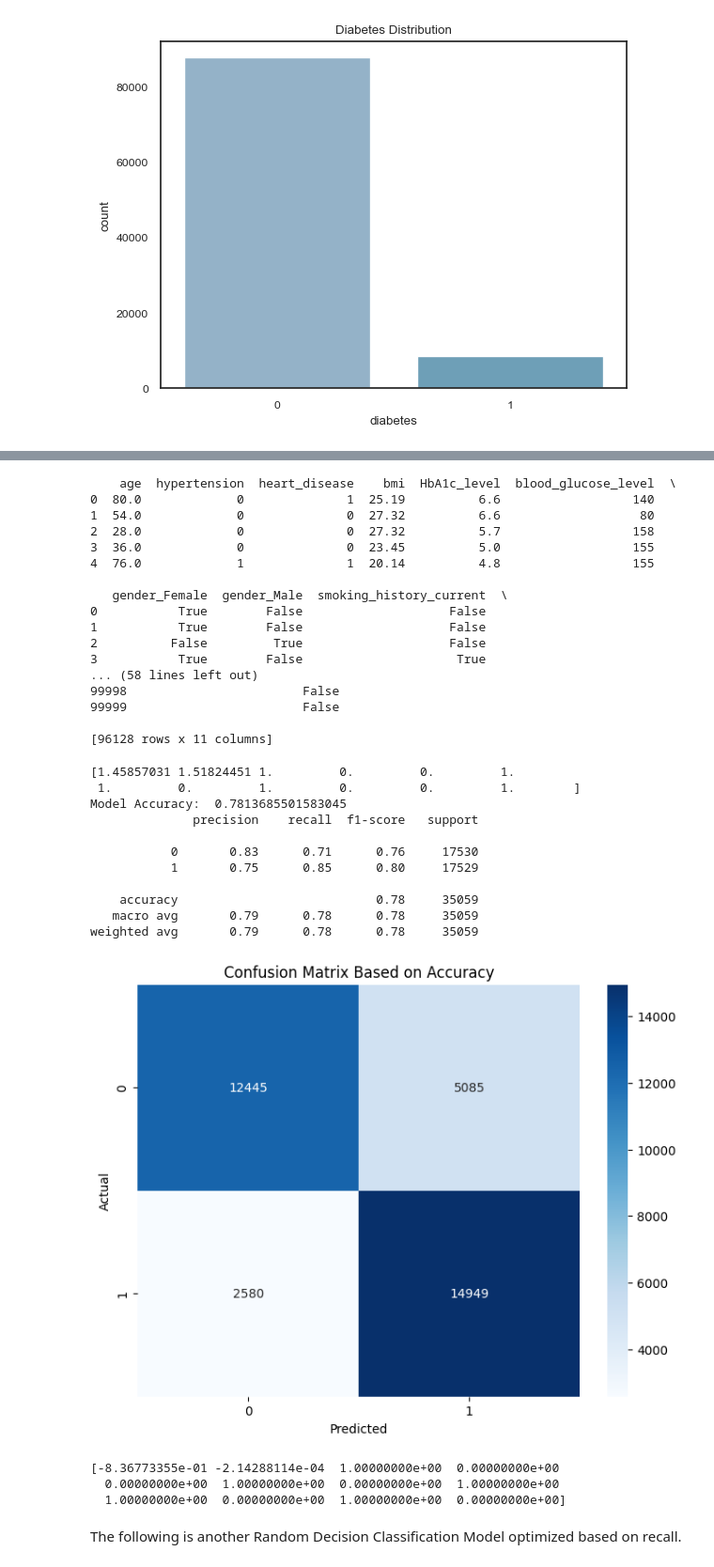
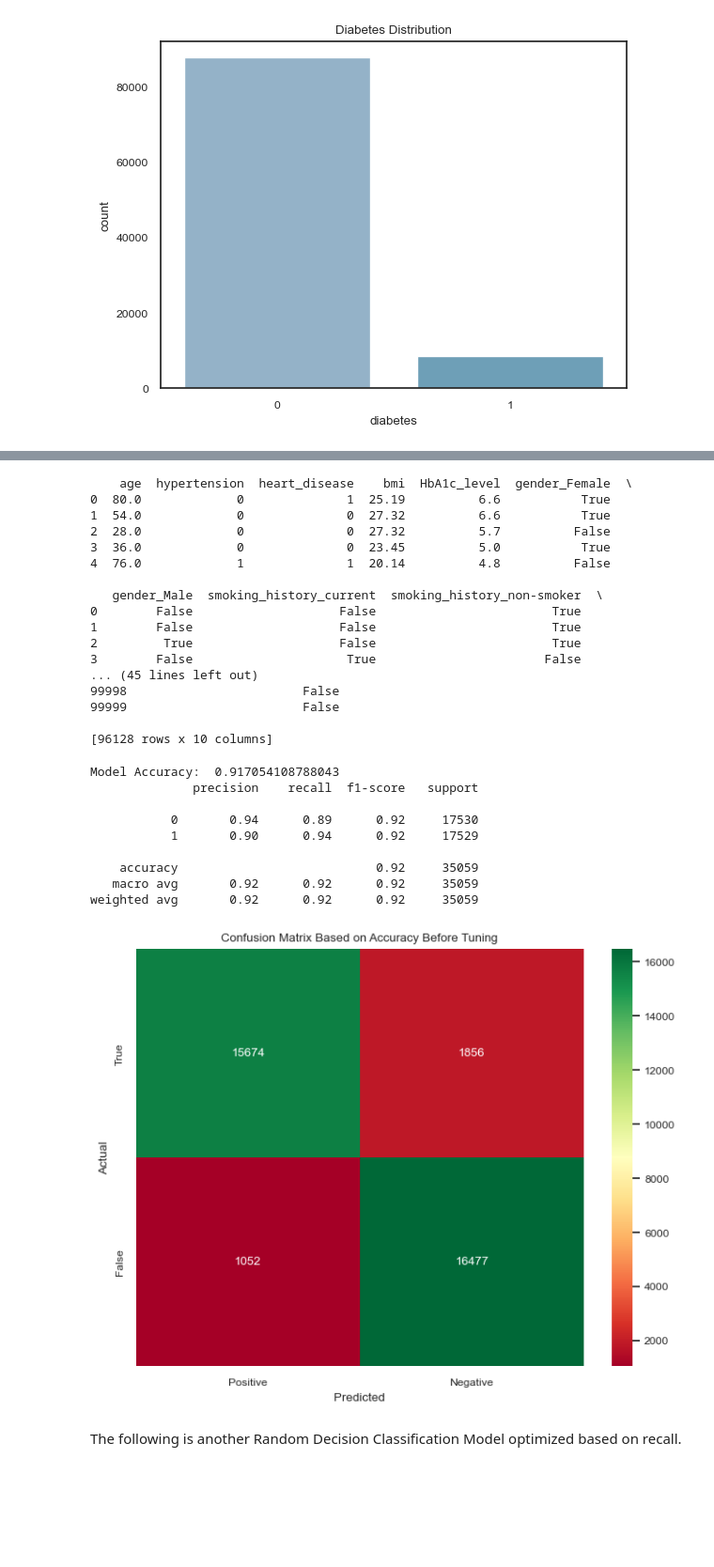
Before and after one commit to nataliea30/DiabetesML, a Jupyter notebook: PCA.ipynb, the cells around one changed output, grey strips where cells are left out. Shown: that part at 94% size. Drawn from its saved outputs; the diff is of its cells as text; code cells hidden in the pictures; blank space fills up the shorter version.

Commit message:
PCA Graphs

```diff
--- a/PCA.ipynb
+++ b/PCA.ipynb
@@ -140,7 +163,3 @@ plt.title('Diabetes Distribution')
 plt.show()
 # %% [output]
 [figure]
-# %%
-data = data.drop('HbA1c_level', axis=1)
-data = data.drop('blood_glucose_level', axis=1)
-print(data.head())
@@ -180,12 +178,13 @@ over = SMOTE()
 under = RandomUnderSampler()
 
 
-
+data2 = data.drop('HbA1c_level', axis=1)
+data2 = data.drop('blood_glucose_level', axis=1)
 
 # Split data into features and target variable
-X = data.drop('diabetes', axis=1)
+X = data2.drop('diabetes', axis=1)
 print(X.head())
-y = data['diabetes']
+y = data2['diabetes']
 
 
 
@@ -210,57 +209,50 @@ with open('Diabetes.model', 'wb') as f:
 print("Model saved")
 print(X_preprocessed)
 # %% [output]
-    age  hypertension  heart_disease    bmi  HbA1c_level  blood_glucose_level  \
-0  80.0             0              1  25.19          6.6                  140
-1  54.0             0              0  27.32          6.6                   80
-2  28.0             0              0  27.32          5.7                  158
-3  36.0             0              0  23.45          5.0                  155
-4  76.0             1              1  20.14          4.8                  155
+    age  hypertension  heart_disease    bmi  HbA1c_level  gender_Female  \
+0  80.0             0              1  25.19          6.6           True
+1  54.0             0              0  27.32          6.6           True
+2  28.0             0              0  27.32          5.7          False
+3  36.0             0              0  23.45          5.0           True
+4  76.0             1              1  20.14          4.8          False
 
-   gender_Female  gender_Male  smoking_history_current  \
-0           True        False                    False
-1           True        False                    False
-2          False         True                    False
-3           True        False                     True
-... (58 lines left out)
+   gender_Male  smoking_history_current  smoking_history_non-smoker  \
+0        False                    False                        True
+1        False                    False                        True
+2         True                    False                        True
+3        False                     True                       False
+... (45 lines left out)
 99998                        False
 99999                        False
 
-[96128 rows x 11 columns]
+[96128 rows x 10 columns]
 # %%
 # Predict on the test set using the trained classifier
 y_pred_resampled = clf.predict(X_test)
-print(X_test[0])
 
 # Evaluate the model
 print("Model Accuracy: ", accuracy_score(y_test, y_pred_resampled))
 print(classification_report(y_test, y_pred_resampled))
 
 # Plotting the confusion matrix
 cm = confusion_matrix(y_test, y_pred_resampled)
 plt.figure(figsize=(8, 6))
-sns.heatmap(cm, annot=True, fmt='d', cmap='Blues')
-plt.title('Confusion Matrix Based on Accuracy')
+sns.heatmap(cm, annot=True, fmt='d', cmap='RdYlGn', xticklabels=['Positive', 'Negative'], yticklabels=['True', 'False'])
+plt.title('Confusion Matrix Based on Accuracy Before Tuning')
 plt.xlabel('Predicted')
 plt.ylabel('Actual')
 plt.show()
-print(X_train[0])
 # %% [output]
-[1.45857031 1.51824451 1.         0.         0.         1.
- 1.         0.         1.         0.         0.         1.        ]
-Model Accuracy:  0.7813685501583045
+Model Accuracy:  0.917054108788043
               precision    recall  f1-score   support
 
-           0       0.83      0.71      0.76     17530
-           1       0.75      0.85      0.80     17529
+           0       0.94      0.89      0.92     17530
+           1       0.90      0.94      0.92     17529
 
-    accuracy                           0.78     35059
-   macro avg       0.79      0.78      0.78     35059
-weighted avg       0.79      0.78      0.78     35059
+    accuracy                           0.92     35059
+   macro avg       0.92      0.92      0.92     35059
+weighted avg       0.92      0.92      0.92     35059
-[figure, old version]
+[figure, new version]
-[-8.36773355e-01 -2.14288114e-04  1.00000000e+00  0.00000000e+00
-  0.00000000e+00  1.00000000e+00  0.00000000e+00  1.00000000e+00
-  1.00000000e+00  0.00000000e+00  1.00000000e+00  0.00000000e+00]
 # %% [markdown]
 The following is another Random Decision Classification Model optimized based on recall.
 # %%
```
Also changed, not shown: parts of 12 cells of this notebook, 2 other files.
